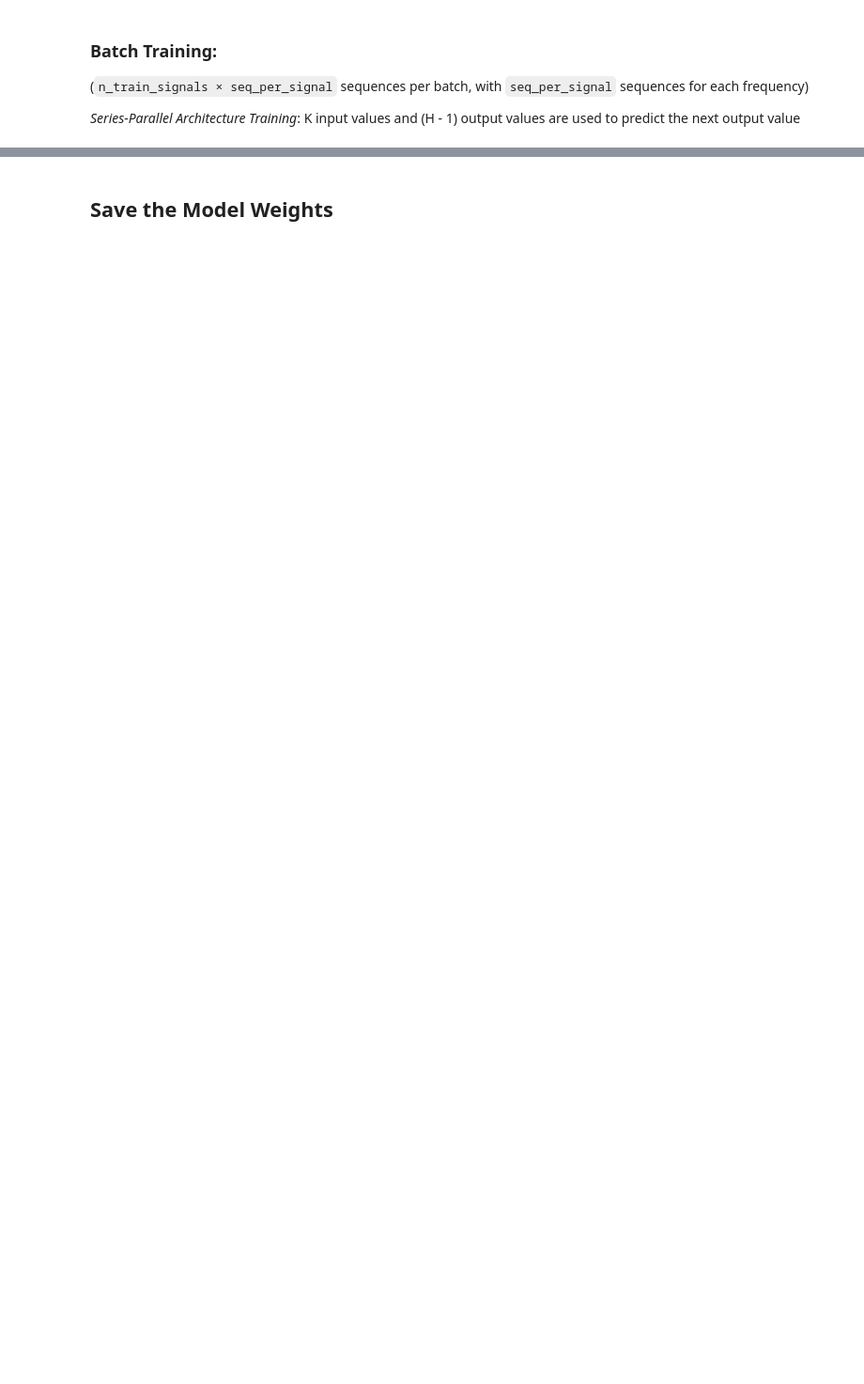
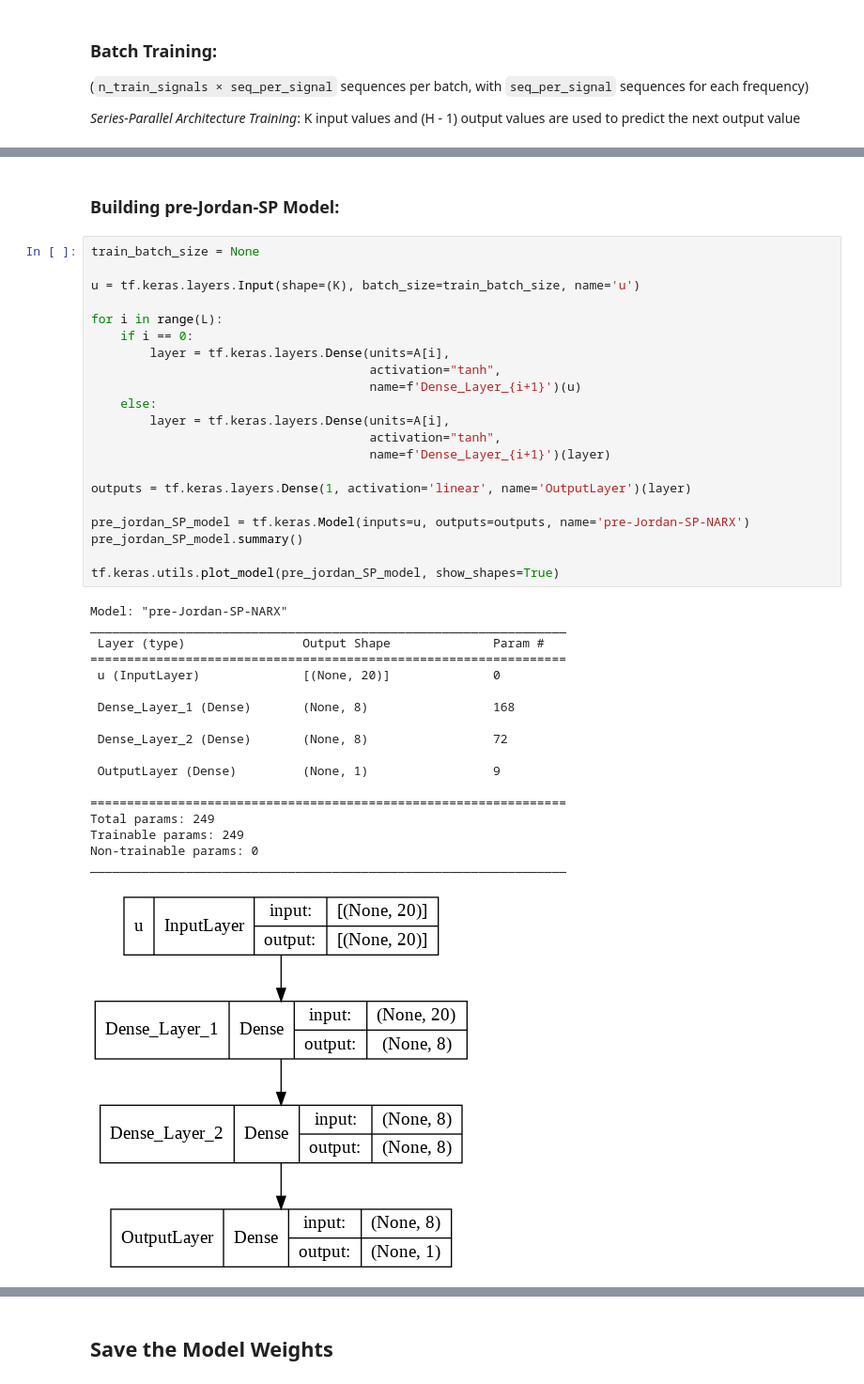
Before and after one commit to olivieromassi/Hysteresis-Modelling-with-Neural-Networks, a Jupyter notebook: NARXModelTraining.ipynb, the cells around one changed output, grey strips where cells are left out. Shown at 94% size. Drawn from its saved outputs; the diff is of its cells as text; blank space fills up the shorter version.

```diff
--- a/NARXModelTraining.ipynb
+++ b/NARXModelTraining.ipynb
@@ -411,0 +523,42 @@ Epoch 10/10
+# %% [markdown]
+### Building pre-Jordan-SP Model:
+# %%
+train_batch_size = None
+
+u = tf.keras.layers.Input(shape=(K), batch_size=train_batch_size, name='u')
+
+for i in range(L):
+    if i == 0:
+        layer = tf.keras.layers.Dense(units=A[i],
+                                      activation="tanh",
+                                      name=f'Dense_Layer_{i+1}')(u)
+    else:
+        layer = tf.keras.layers.Dense(units=A[i],
+                                      activation="tanh",
+                                      name=f'Dense_Layer_{i+1}')(layer)
+
+outputs = tf.keras.layers.Dense(1, activation='linear', name='OutputLayer')(layer)
+
+pre_jordan_SP_model = tf.keras.Model(inputs=u, outputs=outputs, name='pre-Jordan-SP-NARX')
+pre_jordan_SP_model.summary()
+
+tf.keras.utils.plot_model(pre_jordan_SP_model, show_shapes=True)
+# %% [output]
+Model: "pre-Jordan-SP-NARX"
+_________________________________________________________________
+ Layer (type)                Output Shape              Param #
+=================================================================
+ u (InputLayer)              [(None, 20)]              0
+
+ Dense_Layer_1 (Dense)       (None, 8)                 168
+
+ Dense_Layer_2 (Dense)       (None, 8)                 72
+
+ OutputLayer (Dense)         (None, 1)                 9
+
+=================================================================
+Total params: 249
+Trainable params: 249
+Non-trainable params: 0
+_________________________________________________________________
+[figure, added]
```
Also changed, not shown: parts of 70 cells of this notebook.
